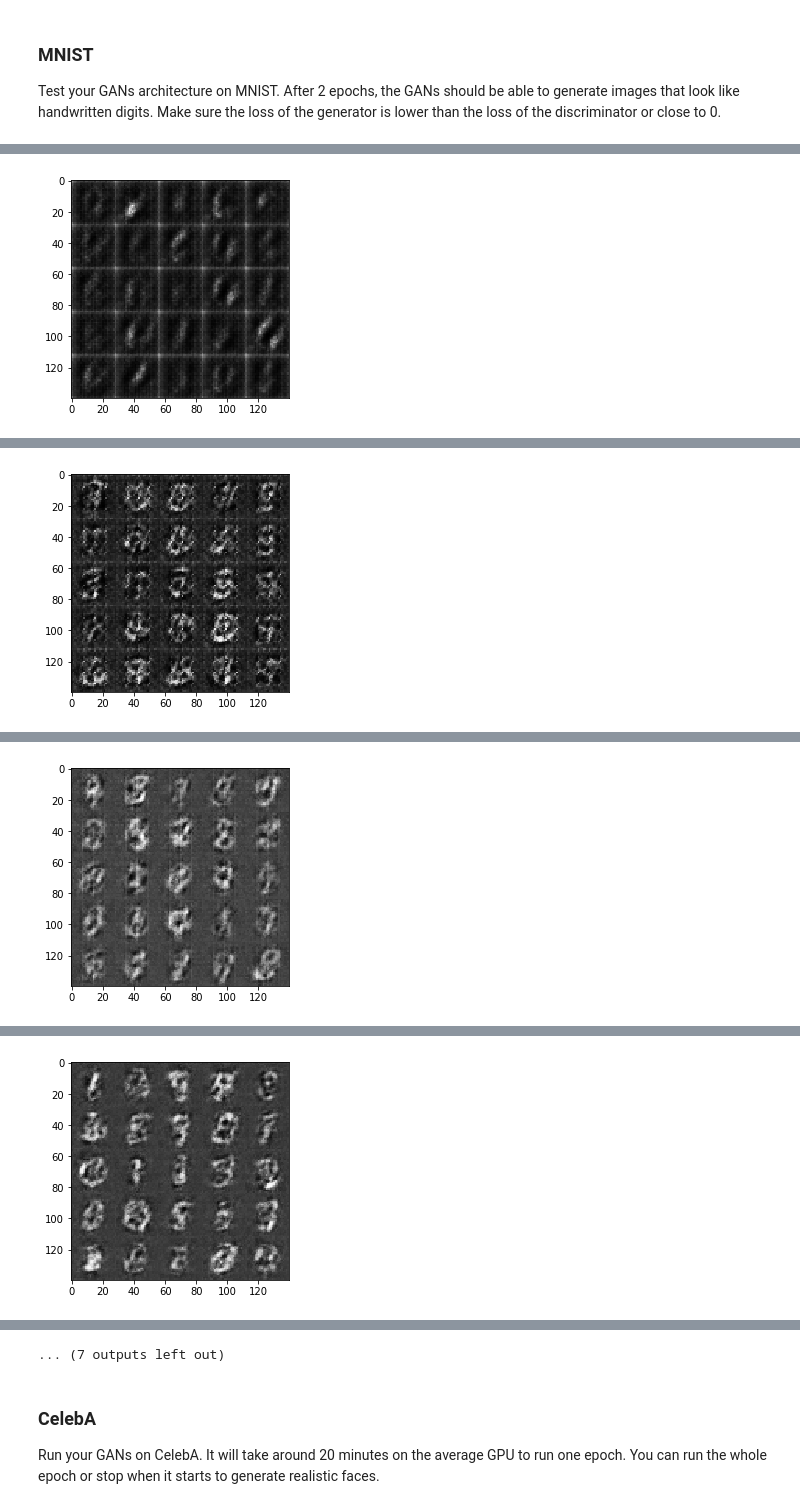
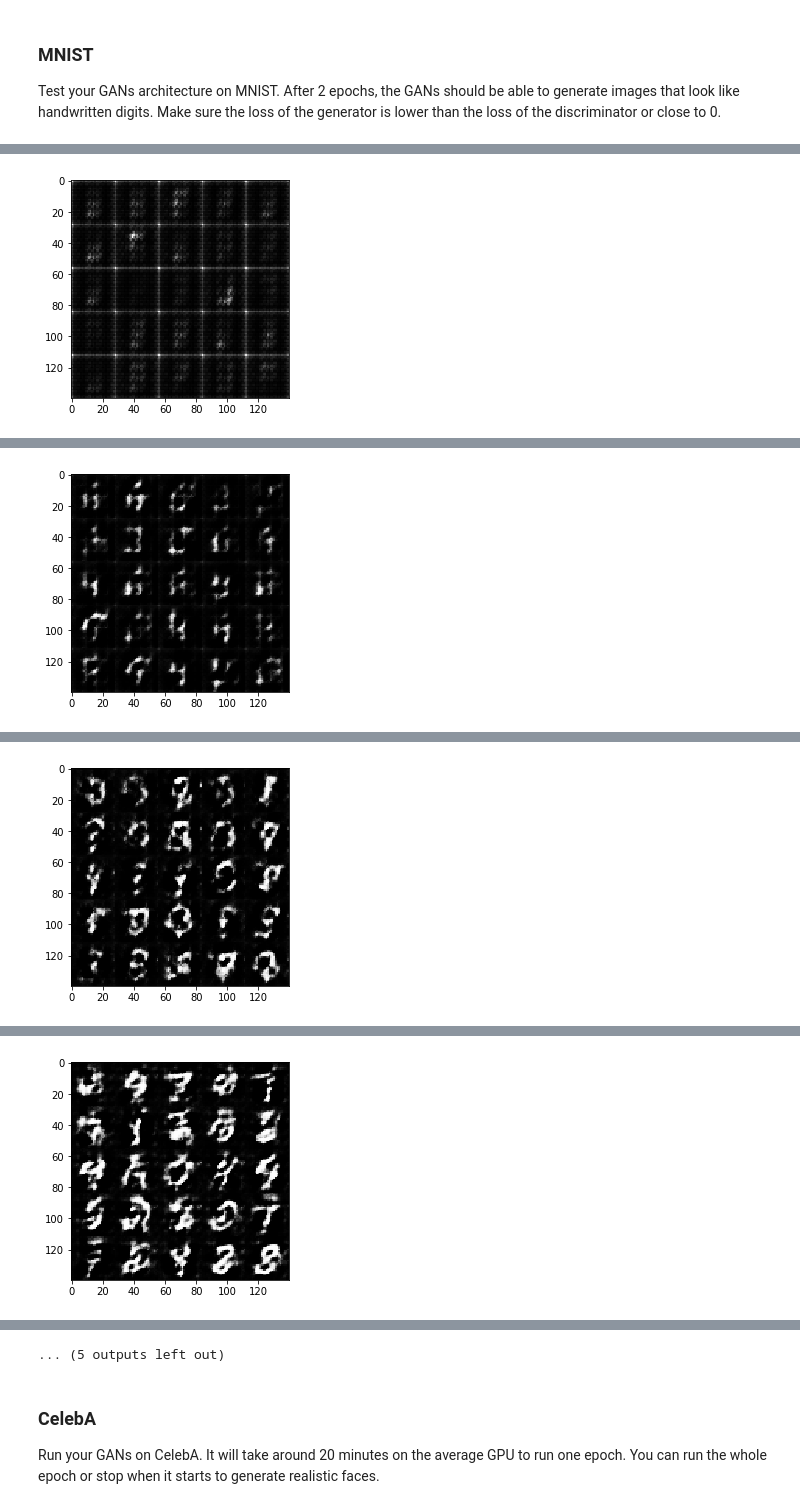
Before and after one commit to Sachin-Bharadwaj/DLND-GenerateFaces, a Jupyter notebook: dlnd_face_generation.ipynb, the cells around one changed output, grey strips where cells are left out. Saved outputs shown, nothing was run; the diff lists cells and outputs as text; code cells hidden in the pictures.

Commit message:
added label smoothing and optimized hyperparams

```diff
--- a/dlnd_face_generation.ipynb
+++ b/dlnd_face_generation.ipynb
@@ -236,12 +236,13 @@ def model_loss(input_real, input_z, out_channel_dim):
     :return: A tuple of (discriminator loss, generator loss)
     """
     # TODO: Implement Function
+    smooth = 0.1
     fake_img = generator(input_z, out_channel_dim, is_train=True)
     d_prob_real, d_logits_real = discriminator(input_real)
     d_prob_fake, d_logits_fake = discriminator(fake_img, reuse=True)
 
     d_loss_real = tf.reduce_mean(
-        tf.nn.sigmoid_cross_entropy_with_logits(logits=d_logits_real, labels=tf.ones_like(d_prob_real)))
+        tf.nn.sigmoid_cross_entropy_with_logits(logits=d_logits_real, labels=tf.ones_like(d_prob_real) * (1 - smooth)))
     d_loss_fake = tf.reduce_mean(
         tf.nn.sigmoid_cross_entropy_with_logits(logits=d_logits_fake, labels=tf.zeros_like(d_prob_fake)))
     g_loss = tf.reduce_mean(
@@ -282,6 +283,7 @@ def model_opt(d_loss, g_loss, learning_rate, beta1):
     with tf.control_dependencies(tf.get_collection(tf.GraphKeys.UPDATE_OPS)):
         d_train_opt = tf.train.AdamOptimizer(learning_rate, beta1=beta1).minimize(d_loss, var_list=d_vars)
         g_train_opt = tf.train.AdamOptimizer(learning_rate, beta1=beta1).minimize(g_loss, var_list=g_vars)
+        g_train_opt = tf.train.AdamOptimizer(learning_rate, beta1=beta1).minimize(g_loss, var_list=g_vars)
 
 
     return d_train_opt, g_train_opt
@@ -362,6 +364,7 @@ def train(epoch_count, batch_size, z_dim, learning_rate, beta1, get_batches, dat
             for batch_images in get_batches(batch_size):
                 # TODO: Train Model
                 steps += 1
+                batch_images *= 2 # scale the images to lie b/w [-1, 1]
 
                 # Sample random noise for G
                 batch_z = np.random.uniform(-1, 1, size=(batch_size, z_dim))
@@ -402,7 +405,7 @@ Test your GANs architecture on MNIST.  After 2 epochs, the GANs should be able t
 batch_size = 128
 z_dim = 100
 learning_rate = 0.0002
-beta1 = 0.3
+beta1 = 0.5
 
 
 """
@@ -428 +431 @@ Epoch 1/2... Discriminator Loss: 0.9364... Generator Loss: 2.6884
-[figure, old version]
+[figure, new version]
@@ -439 +442 @@ Epoch 1/2... Discriminator Loss: 0.9010... Generator Loss: 0.5979
-[figure, old version]
+[figure, new version]
@@ -450 +453 @@ Epoch 1/2... Discriminator Loss: 0.8636... Generator Loss: 2.4518
-[figure, old version]
+[figure, new version]
@@ -461 +464 @@ Epoch 1/2... Discriminator Loss: 0.4817... Generator Loss: 1.3973
-[figure, old version]
+[figure, new version]
@@ -484,4 +483,4 @@ Epoch 2/2... Discriminator Loss: 0.2342... Generator Loss: 2.2700
-... (7 outputs left out)
+... (5 outputs left out)
 # %% [markdown]
 ### CelebA
 Run your GANs on CelebA.  It will take around 20 minutes on the average GPU to run one epoch.  You can run the whole epoch or stop when it starts to generate realistic faces.
```
Also changed, not shown: parts of 2 cells of this notebook, 1 other file.
